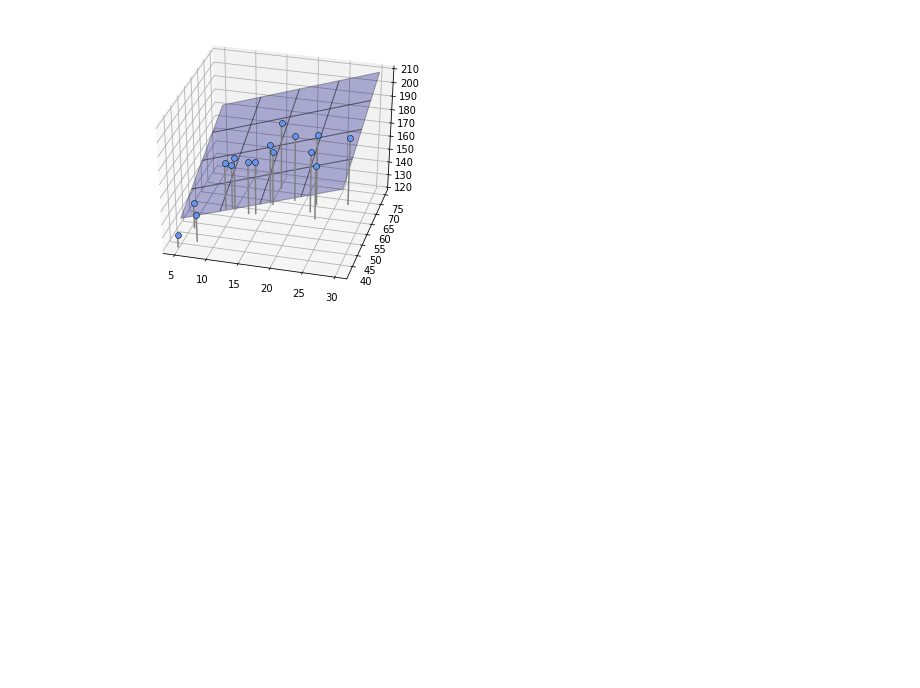
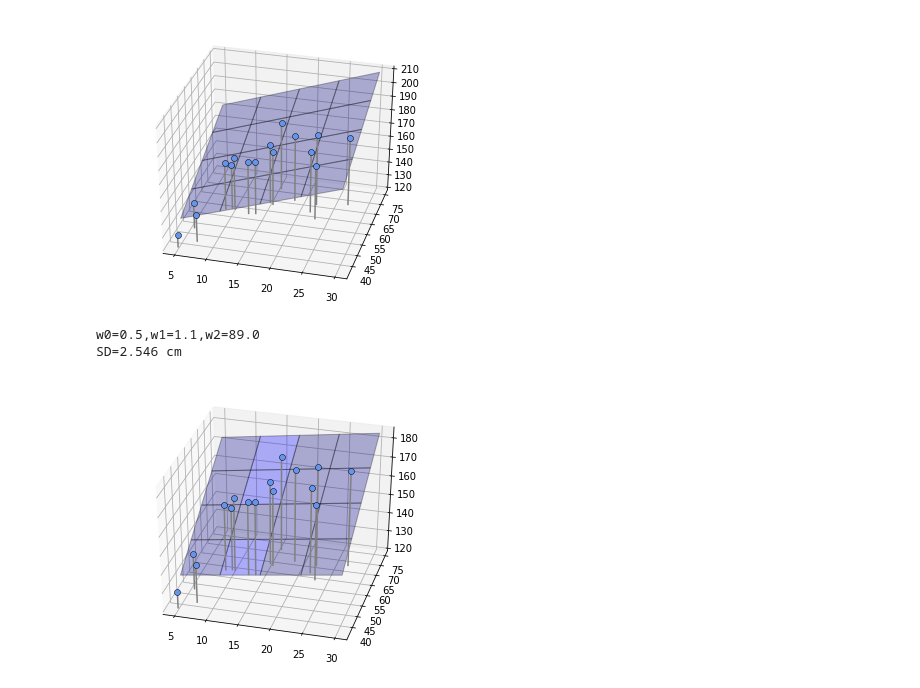
Before and after one commit to yiino0714/machineLearning, a Jupyter notebook: linermodel.ipynb, the cells around one changed output. Saved outputs shown, nothing was run; the diff lists cells and outputs as text; code cells hidden in the pictures; blank space fills up the shorter version.

```diff
--- a/linermodel.ipynb
+++ b/linermodel.ipynb
@@ -57,7 +57,8 @@ X1_max = 75
 print(np.round(X0, 2))
 print(np.round(X1, 2))
 print(np.round(T, 2))
-XX=np.array(X0)
+X2=np.ones((1,16))
+XX=np.vstack([X0,X1,X2]).transpose().reshape(16,3)
 # %% [output]
 [15.43 23.01  5.   12.56  8.67  7.31  9.66 13.64 14.92 18.47 15.48 22.13
  10.11 26.95  5.68 21.76]
@@ -110,18 +107,21 @@ plt.show()
 SD=12.876 cm
 [figure]
 # %%
-def fit_plane(x0, x1 ,t):
-    a = np.linalg.inv(x0.transpose().dot(x0))
-    b = a.dot(x)
-
-    return np.array([w0,w1,w2])
-
+def fit_plane2(xx,t):
+    a = np.linalg.inv(xx.transpose().dot(xx))
+    b = a.dot(xx.transpose())
+    c = b.dot(t)
+    return c
 plt.figure(figsize=(6,5))
 ax=plt.subplot(1,1,1,projection='3d')
-W=fit_plane(X0, X1, T)
+W=fit_plane2(XX, T)
 print("w0={0:.1f},w1={1:.1f},w2={2:.1f}".format(W[0],W[1],W[2]))
 show_plane(ax,W)
 show_data2(ax, X0, X1,T)
 mse= mse_plane(X0, X1, T, W)
 print("SD={0:.3f} cm".format(np.sqrt(mse)))
 plt.show()
+# %% [output]
+w0=0.5,w1=1.1,w2=89.0
+SD=2.546 cm
+[figure, added]
```
Also changed, not shown: parts of 1 cell of this notebook.
